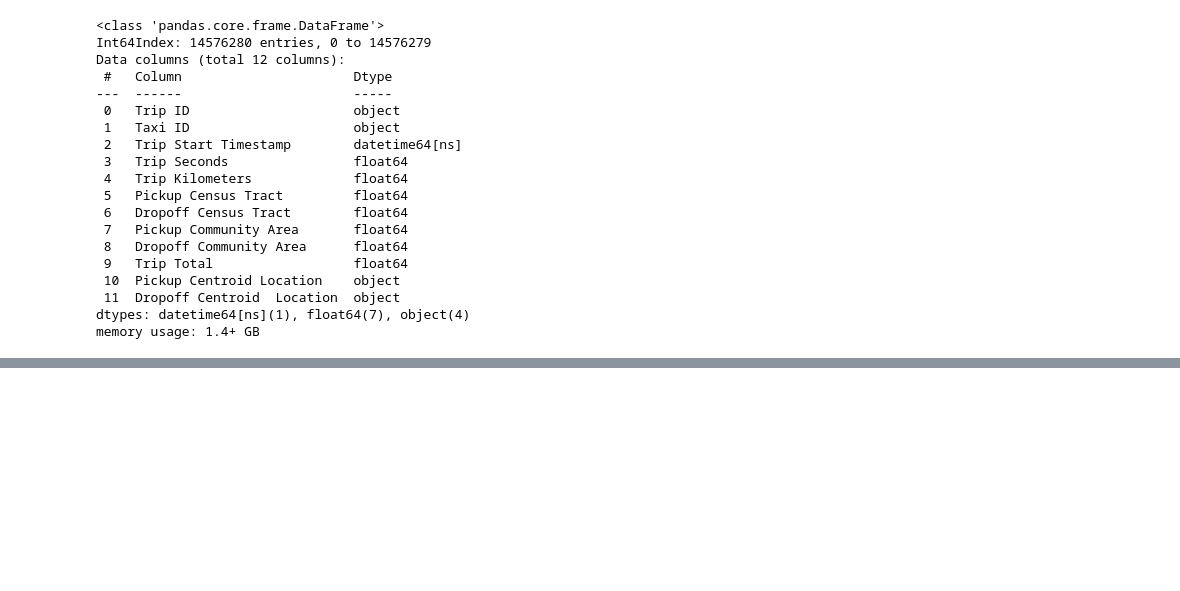
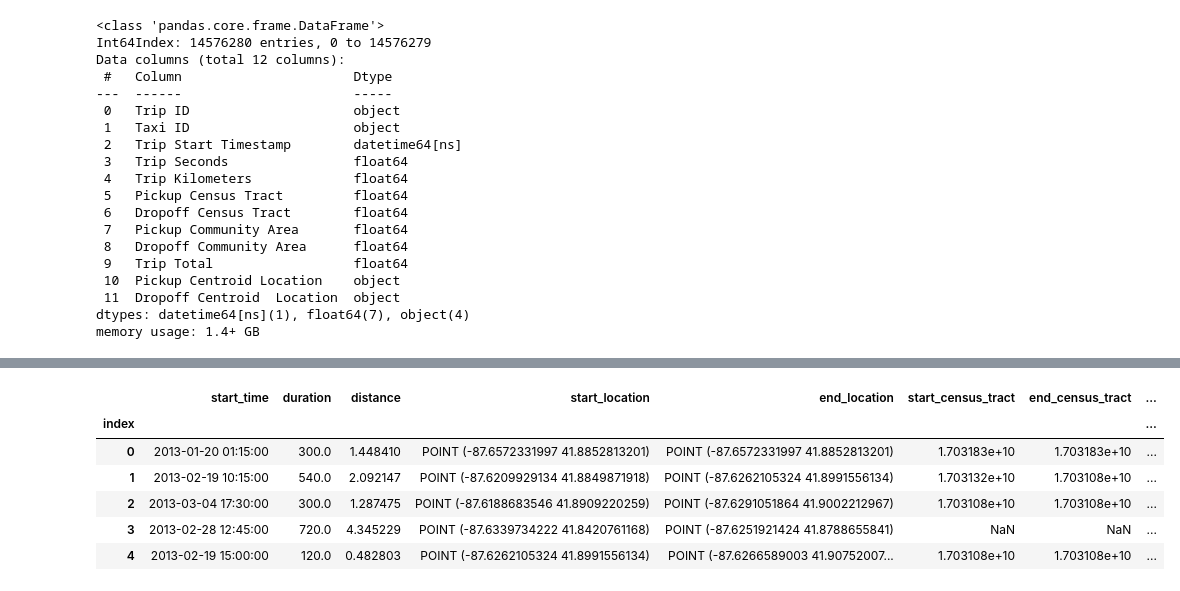
Before and after one commit to mschwa1010/3A_2023, a Jupyter notebook: 01_Trips.ipynb, the cells around one changed output, grey strips where cells are left out. Drawn from its saved outputs; the diff is of its cells as text; code cells hidden in the pictures; blank space fills up the shorter version.

```diff
--- a/01_Trips.ipynb
+++ b/01_Trips.ipynb
@@ -192,0 +251,14 @@ pickle.dump(df_trips, open("trips.pkl","wb"))
+# %%
+## Rearrange columns
+cols = ['start_time','duration','distance','start_location','end_location','start_census_tract',
+        'end_census_tract','start_community_area','end_community_area','trip_total','trip_id','taxi_id']
+df_trips = df_trips[cols]
+df_trips.head()
+# %% [output]
+|  | start_time | duration | distance | start_location | end_location | start_census_tract | end_census_tract | ... |
+| index |  |  |  |  |  |  |  | ... |
+| 0 | 2013-01-20 01:15:00 | 300.0 | 1.448410 | POINT (-87.6572331997 41.8852813201) | POINT (-87.6572331997 41.8852813201) | 1.703183e+10 | 1.703183e+10 | ... |
+| 1 | 2013-02-19 10:15:00 | 540.0 | 2.092147 | POINT (-87.6209929134 41.8849871918) | POINT (-87.6262105324 41.8991556134) | 1.703132e+10 | 1.703108e+10 | ... |
+| 2 | 2013-03-04 17:30:00 | 300.0 | 1.287475 | POINT (-87.6188683546 41.8909220259) | POINT (-87.6291051864 41.9002212967) | 1.703108e+10 | 1.703108e+10 | ... |
+| 3 | 2013-02-28 12:45:00 | 720.0 | 4.345229 | POINT (-87.6339734222 41.8420761168) | POINT (-87.6251921424 41.8788655841) | NaN | NaN | ... |
+| 4 | 2013-02-19 15:00:00 | 120.0 | 0.482803 | POINT (-87.6262105324 41.8991556134) | POINT (-87.6266589003 41.90752007... | 1.703108e+10 | 1.703108e+10 | ... |
```
Also changed, not shown: parts of 11 cells of this notebook.
